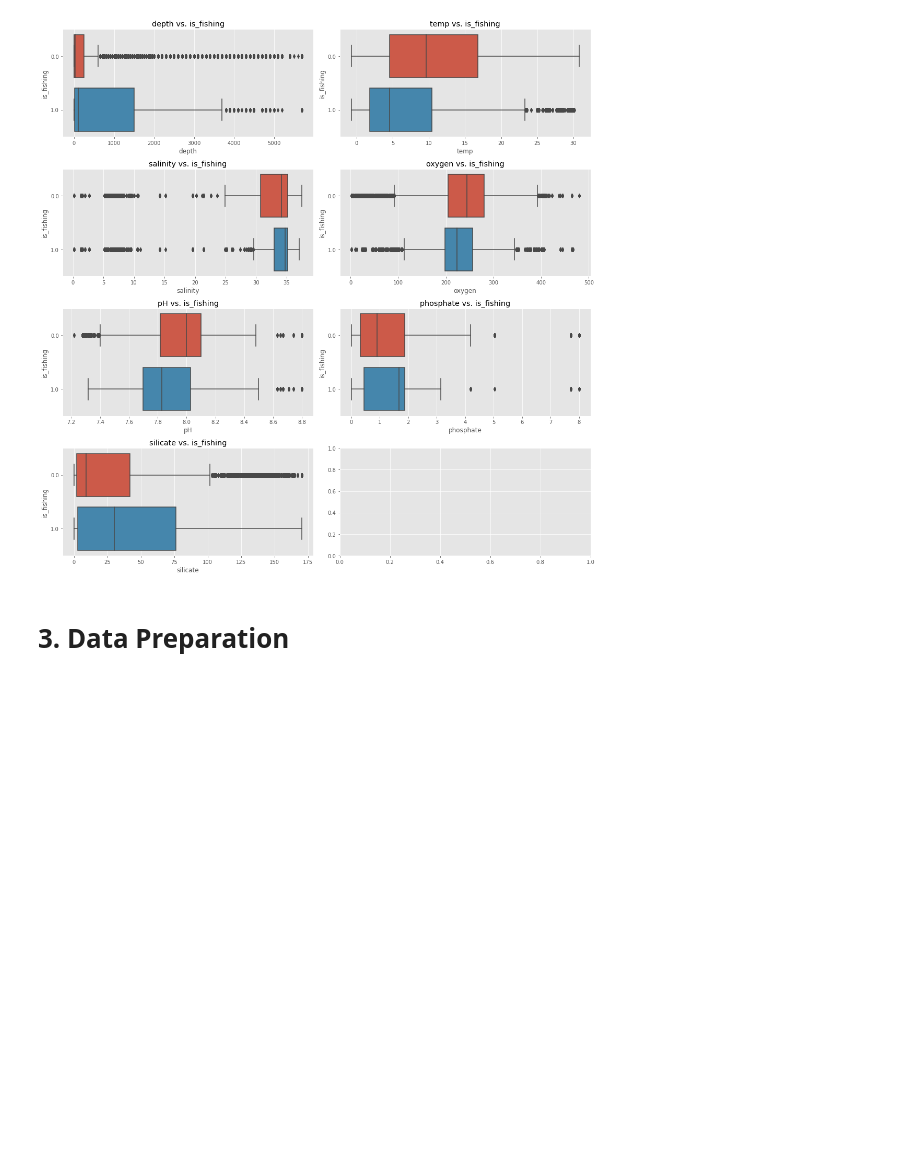
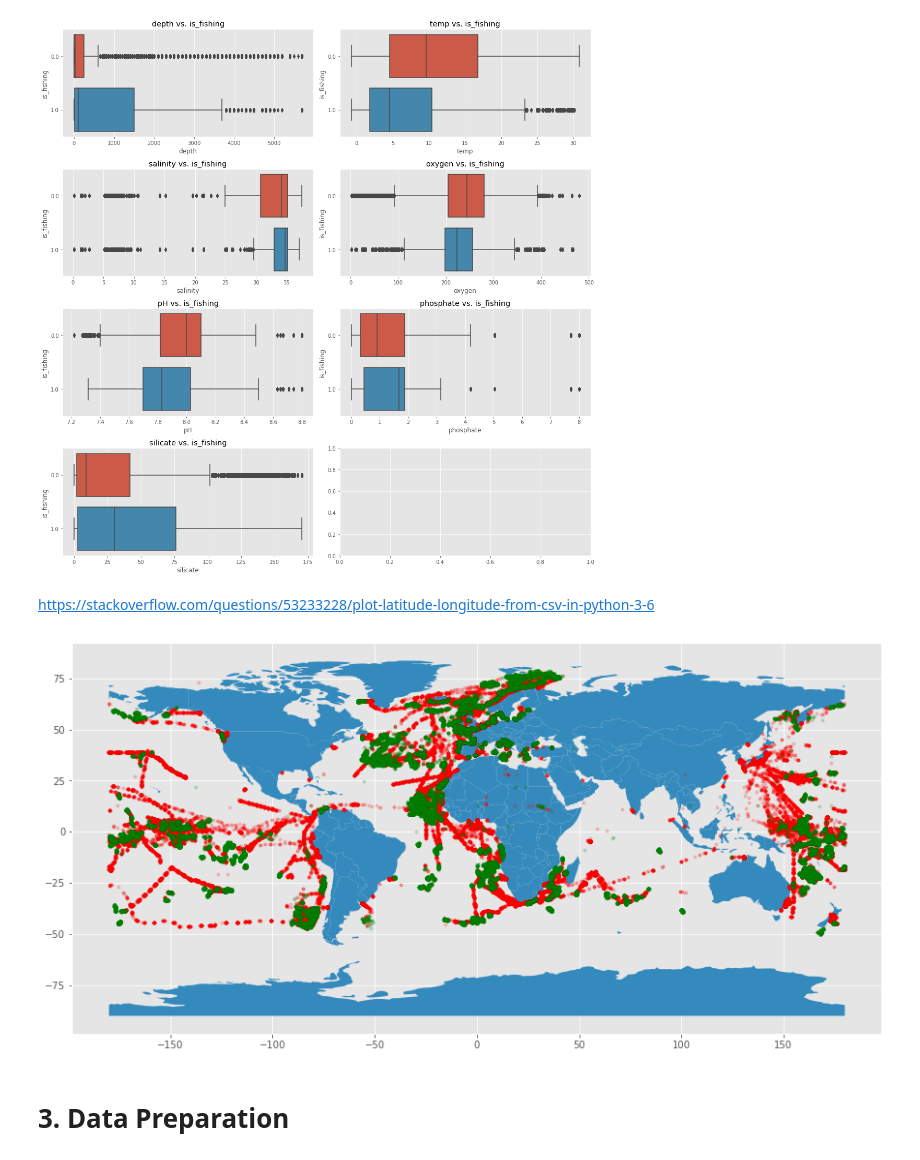
Before and after one commit to akaigraham/Identifying-Illegal-Fishing-Habits, a Jupyter notebook: notebook.ipynb, the cells around one changed output. Drawn from its saved outputs; the diff is of its cells as text; code cells hidden in the pictures; blank space fills up the shorter version.

Commit message:
built map visualization

```diff
--- a/notebook.ipynb
+++ b/notebook.ipynb
@@ -1025,6 +1028,25 @@ plt.show()
 [figure]
 # %%
 # Discuss findings
+# %% [markdown]
+https://stackoverflow.com/questions/53233228/plot-latitude-longitude-from-csv-in-python-3-6
+# %%
+# map of fishing data
+fishing = boats_df.loc[boats_df['is_fishing'] == 1]
+not_fishing = boats_df.loc[boats_df['is_fishing'] == 0]
+
+fishing_geo = [Point(xy) for xy in zip(fishing['lon'], fishing['lat'])]
+fishing_gdf = GeoDataFrame(fishing, geometry=fishing_geo)
+
+non_geo = [Point(xy) for xy in zip(not_fishing['lon'], not_fishing['lat'])]
+non_gdf = GeoDataFrame(not_fishing, geometry=non_geo)
+# %%
+world = gpd.read_file(gpd.datasets.get_path('naturalearth_lowres'))
+ax = world.plot(figsize=(15, 10))
+non_gdf.plot(ax=ax, marker='o', color='red', markersize=10, alpha=0.2);
+fishing_gdf.plot(ax=ax, marker='o', color='green', markersize=10, alpha=0.2);
+# %% [output]
+[figure, added]
 # %% [markdown]
 # 3. Data Preparation
 # %% [markdown]
```
Also changed, not shown: parts of 1 cell of this notebook.
